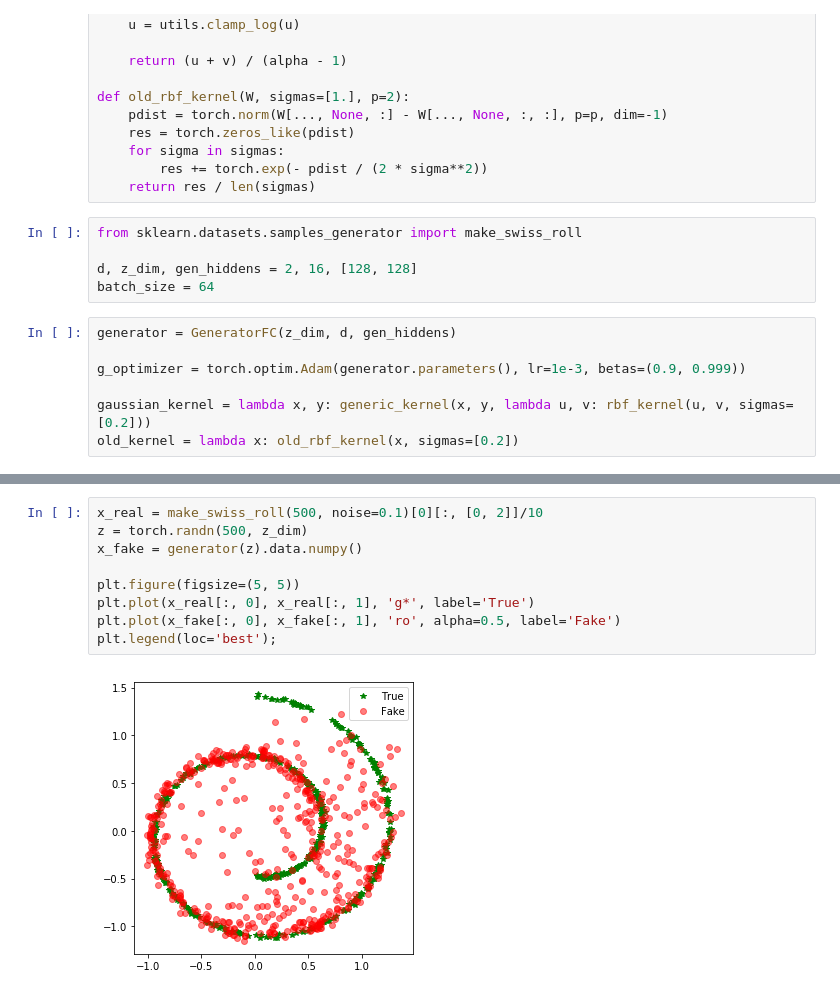
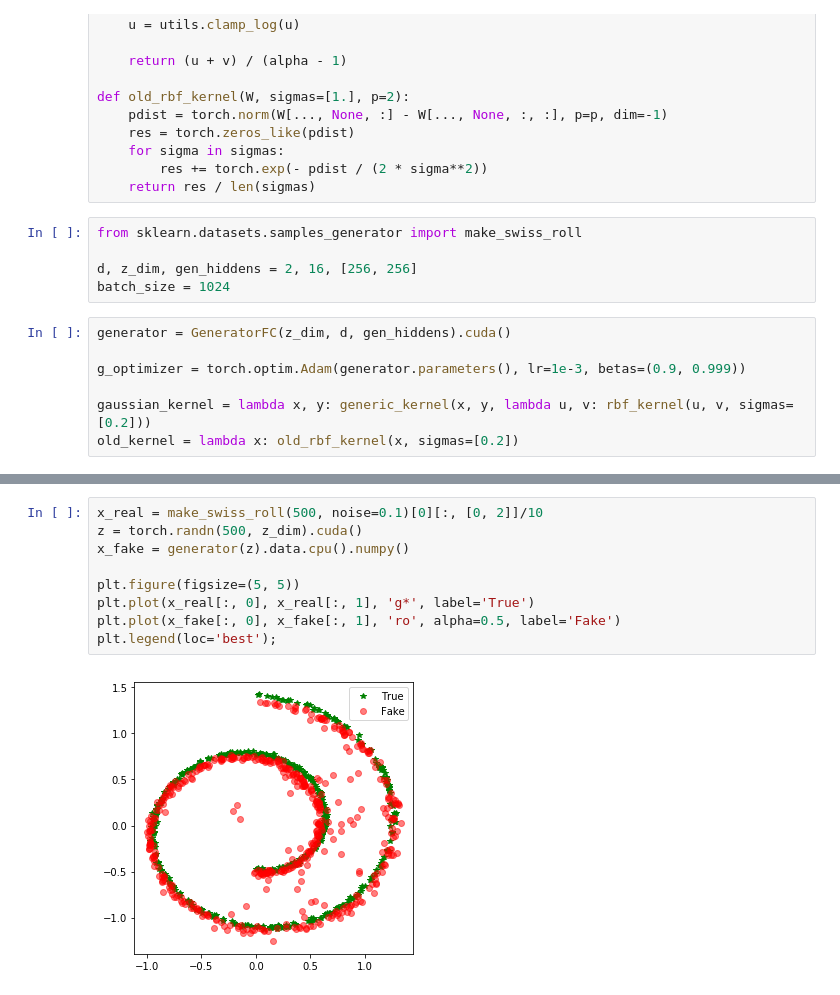
Before and after one commit to gallego-posada/gait, a Jupyter notebook: playground_ankit.ipynb, the cells around one changed output, grey strips where cells are left out. Drawn from its saved outputs; the diff is of its cells as text.

```diff
--- a/playground_ankit.ipynb
+++ b/playground_ankit.ipynb
@@ -74,10 +74,10 @@ def old_rbf_kernel(W, sigmas=[1.], p=2):
 # %%
 from sklearn.datasets.samples_generator import make_swiss_roll
 
-d, z_dim, gen_hiddens = 2, 16, [128, 128]
-batch_size = 64
+d, z_dim, gen_hiddens = 2, 16, [256, 256]
+batch_size = 1024
 # %%
-generator = GeneratorFC(z_dim, d, gen_hiddens)
+generator = GeneratorFC(z_dim, d, gen_hiddens).cuda()
 
 g_optimizer = torch.optim.Adam(generator.parameters(), lr=1e-3, betas=(0.9, 0.999))
 
@@ -134,11 +155,11 @@ for _ in range(1000):
 # %%
 x_real = make_swiss_roll(500, noise=0.1)[0][:, [0, 2]]/10
-z = torch.randn(500, z_dim)
-x_fake = generator(z).data.numpy()
+z = torch.randn(500, z_dim).cuda()
+x_fake = generator(z).data.cpu().numpy()
 
 plt.figure(figsize=(5, 5))
 plt.plot(x_real[:, 0], x_real[:, 1], 'g*', label='True')
 plt.plot(x_fake[:, 0], x_fake[:, 1], 'ro', alpha=0.5, label='Fake')
 plt.legend(loc='best');
 # %% [output]
-[figure, old version]
+[figure, new version]
```
Also changed, not shown: parts of 1 cell of this notebook.
